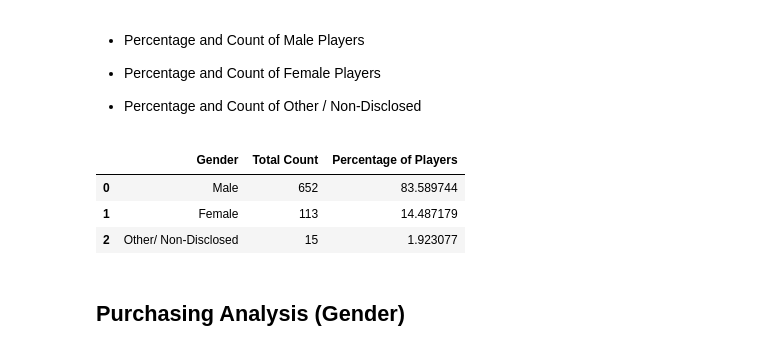
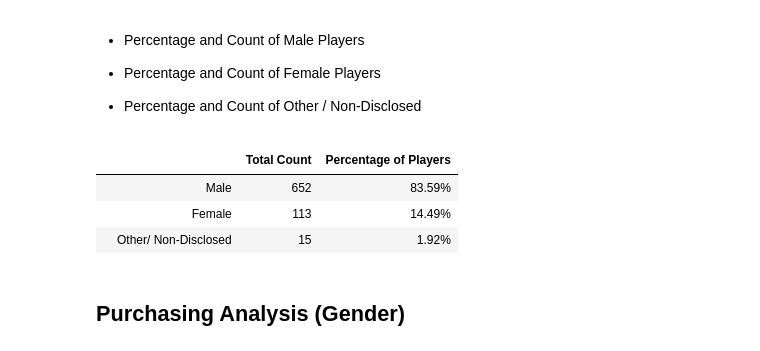
Before and after one commit to jessches5/pandas-challenge, a Jupyter notebook: HeroesOfPymoli/HeroesOfPymoli_starter.ipynb, the cells around one changed output. Cells and saved outputs as stored; diff of their text form; code cells hidden in the pictures.

Commit message:
summary table final

```diff
--- a/HeroesOfPymoli/HeroesOfPymoli_starter.ipynb
+++ b/HeroesOfPymoli/HeroesOfPymoli_starter.ipynb
@@ -81,40 +81,42 @@ summary_data
 # %%
 males = (purchase_data.loc[(purchase_data["Gender"] == "Male")])
 male_players = len(males)
 male_players
 
 male_percent = (male_players / 780) * 100
 male_percent
 
 females = purchase_data.loc[(purchase_data["Gender"] == "Female")]
 female_players = len(females)
 female_players
 
 female_percent = (female_players / 780) * 100
 female_percent
 
 other = purchase_data.loc[(purchase_data["Gender"] == "Other / Non-Disclosed")]
 other_players = len(other)
 other_players
 
 other_percent = (other_players / 780) * 100
 other_percent
 
-gender_df = pd.DataFrame([{"Gender": "Male",
+gender_df = pd.DataFrame([{"": "Male",
                            "Total Count": male_players,
                            "Percentage of Players": male_percent},
-                          {"Gender": "Female",
+                          {"": "Female",
                            "Total Count": female_players,
                            "Percentage of Players": female_percent},
-                           {"Gender": "Other/ Non-Disclosed",
+                           {"": "Other/ Non-Disclosed",
                            "Total Count": other_players,
-                           "Percentage of Players": other_percent}])
+                           "Percentage of Players": other_percent}], index=['','',''])
+
+gender_df["Percentage of Players"] = gender_df["Percentage of Players"].map("{:,.2f}".format).astype(str) + '%'
 gender_df
 # %% [output]
-|  | Gender | Total Count | Percentage of Players |
-| 0 | Male | 652 | 83.589744 |
-| 1 | Female | 113 | 14.487179 |
-| 2 | Other/ Non-Disclosed | 15 | 1.923077 |
+|  |  | Total Count | Percentage of Players |
+|  | Male | 652 | 83.59% |
+|  | Female | 113 | 14.49% |
+|  | Other/ Non-Disclosed | 15 | 1.92% |
 # %% [markdown]
 
 ## Purchasing Analysis (Gender)
```
